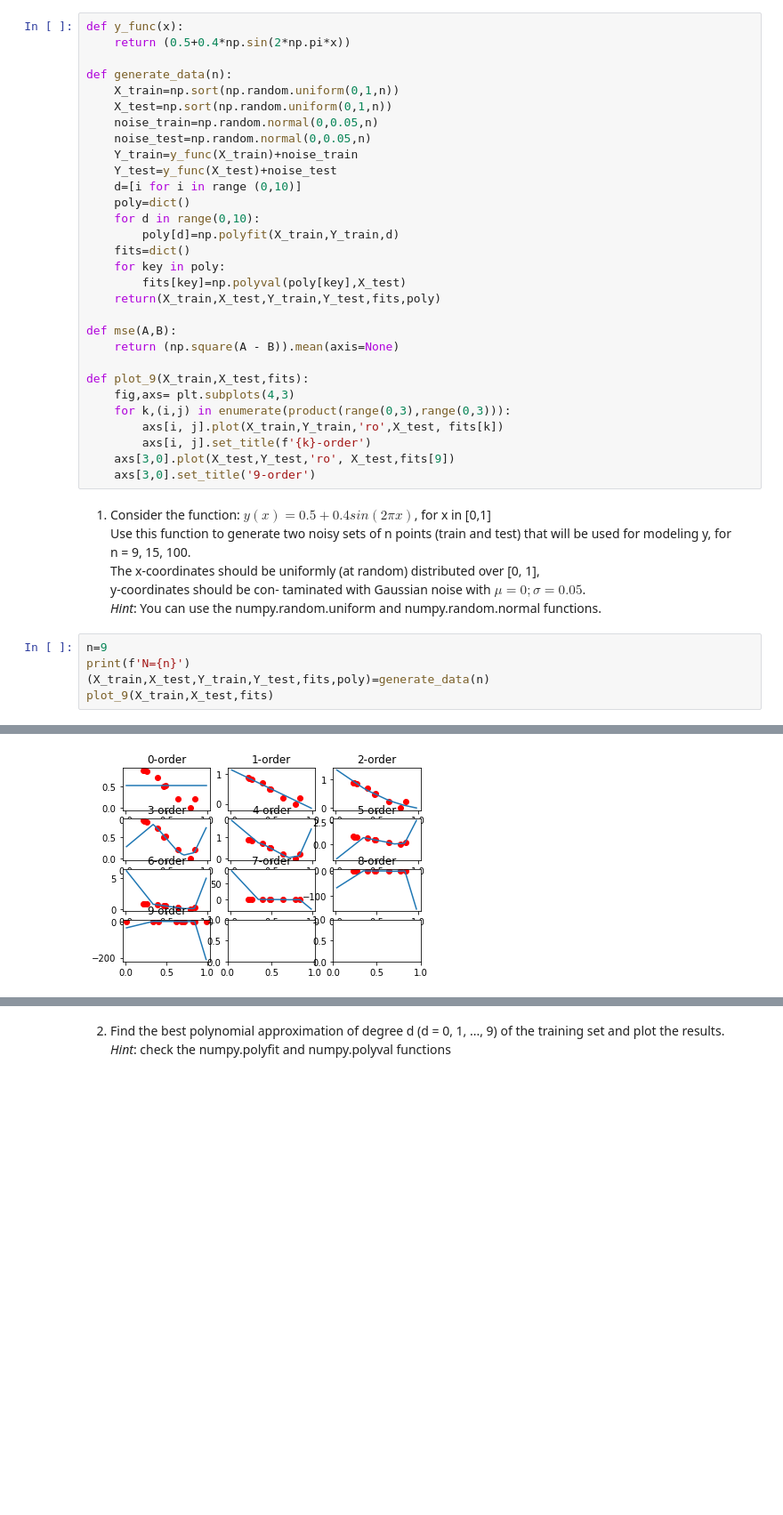
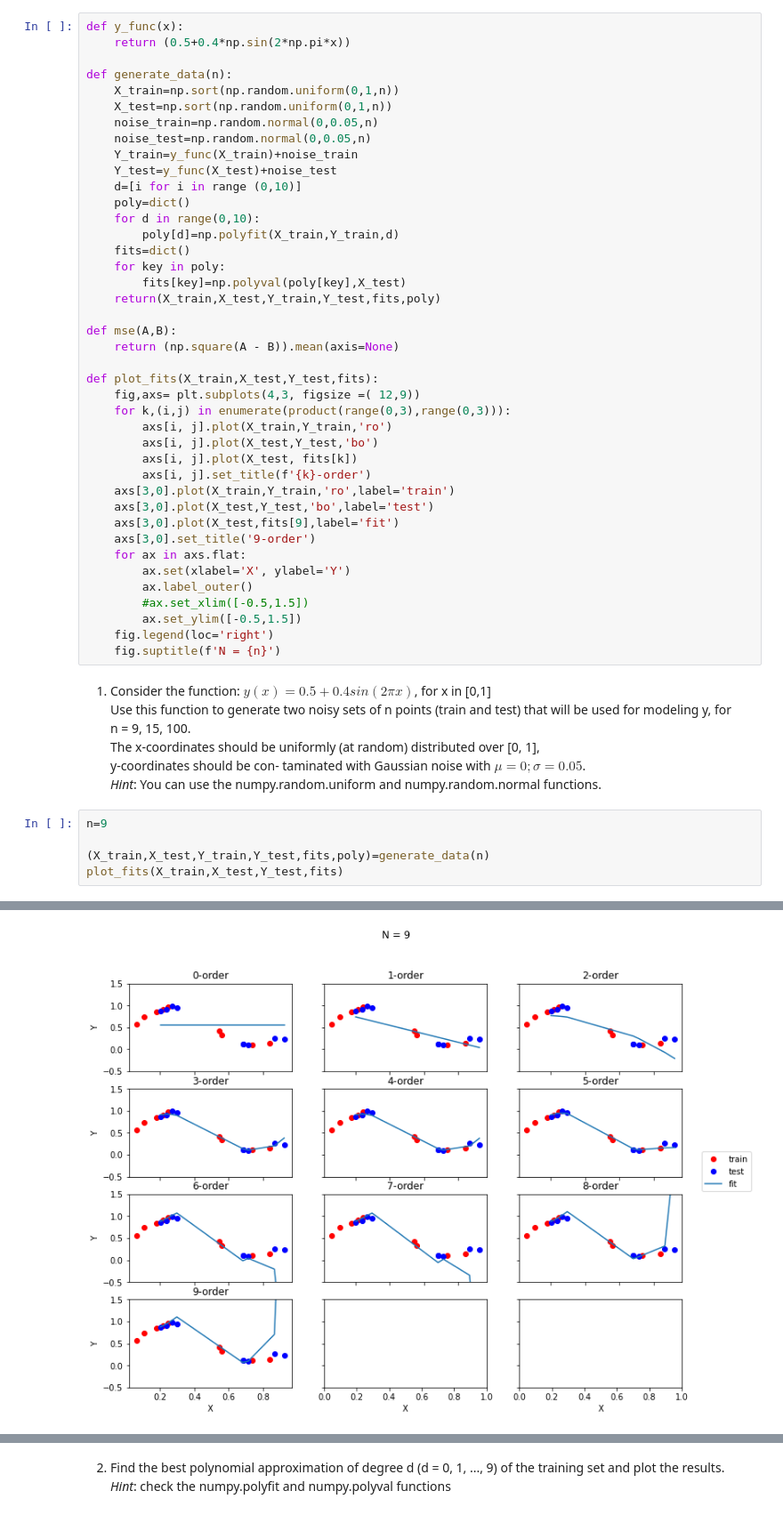
Before and after one commit to LaurensSchinkelshoek/IDL, a Jupyter notebook: A0_laurens.ipynb, the cells around one changed output, grey strips where cells are left out. Shown at 89% size. Drawn from its saved outputs; the diff is of its cells as text; blank space fills up the shorter version.

Commit message:
plots improved

```diff
--- a/A0_laurens.ipynb
+++ b/A0_laurens.ipynb
@@ -27,13 +27,24 @@ def generate_data(n):
 def mse(A,B):
     return (np.square(A - B)).mean(axis=None)
 
-def plot_9(X_train,X_test,fits):
-    fig,axs= plt.subplots(4,3)
+def plot_fits(X_train,X_test,Y_test,fits):
+    fig,axs= plt.subplots(4,3, figsize =( 12,9))
     for k,(i,j) in enumerate(product(range(0,3),range(0,3))):
-        axs[i, j].plot(X_train,Y_train,'ro',X_test, fits[k])
+        axs[i, j].plot(X_train,Y_train,'ro')
+        axs[i, j].plot(X_test,Y_test,'bo')
+        axs[i, j].plot(X_test, fits[k])
         axs[i, j].set_title(f'{k}-order')
-    axs[3,0].plot(X_test,Y_test,'ro', X_test,fits[9])
+    axs[3,0].plot(X_train,Y_train,'ro',label='train')
+    axs[3,0].plot(X_test,Y_test,'bo',label='test')
+    axs[3,0].plot(X_test,fits[9],label='fit')
     axs[3,0].set_title('9-order')
+    for ax in axs.flat:
+        ax.set(xlabel='X', ylabel='Y')
+        ax.label_outer()
+        #ax.set_xlim([-0.5,1.5])
+        ax.set_ylim([-0.5,1.5])
+    fig.legend(loc='right')
+    fig.suptitle(f'N = {n}')
 # %% [markdown]
 1. Consider the function: $y(x)=0.5+0.4sin(2\pi x)$, for x in [0,1] <br>
 Use this function to generate two noisy sets of n points (train and test)
@@ -44,11 +55,11 @@ taminated with Gaussian noise with $\mu = 0; \sigma = 0.05$. <br>
 functions.
 # %%
 n=9
-print(f'N={n}')
+
 (X_train,X_test,Y_train,Y_test,fits,poly)=generate_data(n)
-plot_9(X_train,X_test,fits)
+plot_fits(X_train,X_test,Y_test,fits)
 # %% [output]
 N=9
-[figure, old version]
+[figure, new version]
 # %%
 n=15
```
Also changed, not shown: parts of 3 cells of this notebook.
